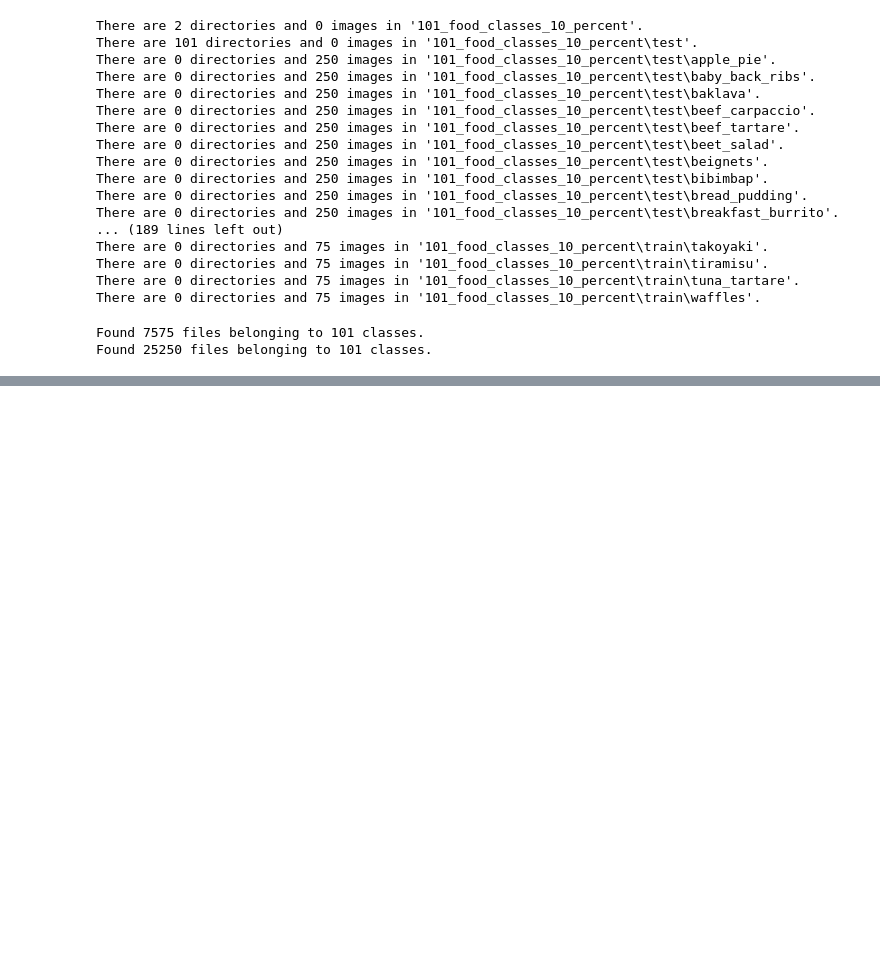
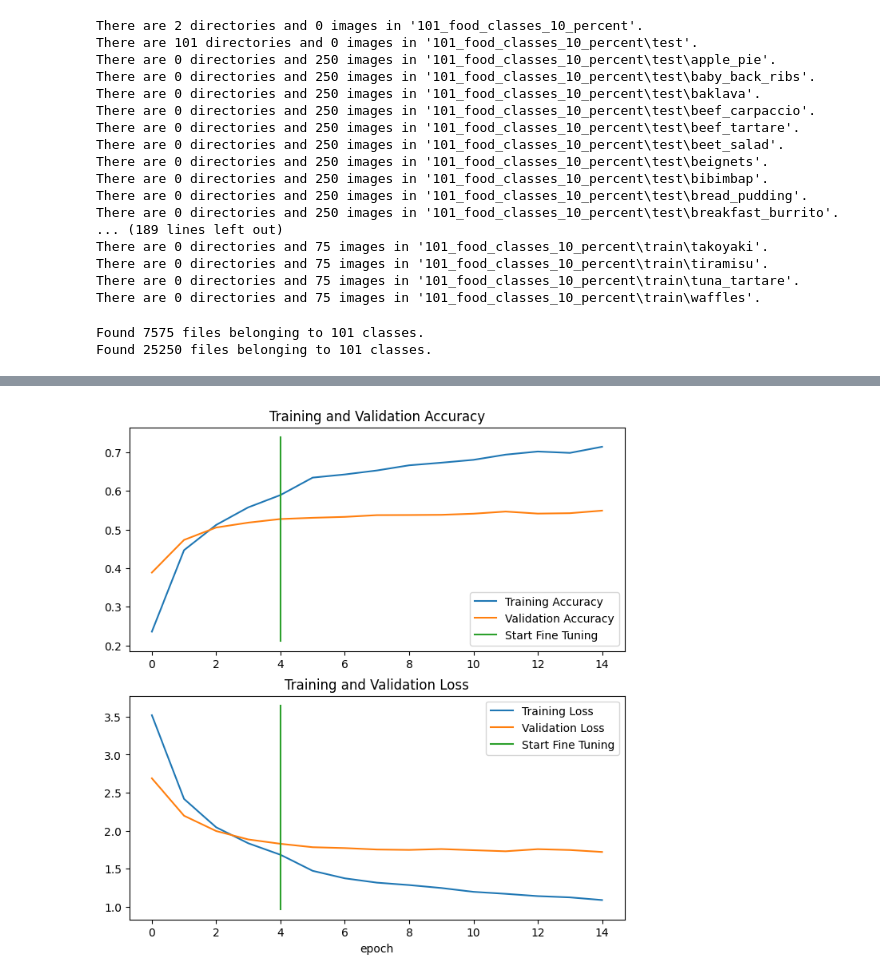
Before and after one commit to akshat-shethia/Deep_Learning, a Jupyter notebook: TensorFlow_For_Deep_Learning/My_06_transfer_learning_in_tensorflow_part_3_scaling_up.ipynb, the cells around one changed output, grey strips where cells are left out. Drawn from its saved outputs; the diff is of its cells as text; code cells hidden in the pictures; blank space fills up the shorter version.

```diff
--- a/TensorFlow_For_Deep_Learning/My_06_transfer_learning_in_tensorflow_part_3_scaling_up.ipynb
+++ b/TensorFlow_For_Deep_Learning/My_06_transfer_learning_in_tensorflow_part_3_scaling_up.ipynb
@@ -244,0 +265,5 @@ results_feature_extraction_model_model_V2
+# %%
+# Compile
+model_V2.compile(loss="categorical_crossentropy",
+              optimizer=tf.keras.optimizers.Adam(lr = 0.0001),
+              metrics=["accuracy"])
@@ -244,0 +302,9 @@ results_feature_extraction_model_model_V2
+# %%
+fine_tune_epochs = 10 # (initial = 5 + Now = 5 = 10)
+
+# Fit
+history_all_classes_10_percent_model_V2_fine_tuned = model_V2.fit(train_data_all_10_percent,
+                                                    epochs=fine_tune_epochs, # fit for 5 epochs to keep experiments quick
+                                                    validation_data=test_data_all_10_percent,
+                                                    validation_steps=int(0.15 * len(test_data_all_10_percent)), # evaluate on smaller portion of test data
+                                                    callbacks=[checkpoint_callback]) # save best model weights to file
@@ -244,0 +344,4 @@ results_feature_extraction_model_model_V2
+# %%
+compare_historys(history_all_classes_10_percent_model_V2, history_all_classes_10_percent_model_V2_fine_tuned)
+# %% [output]
+[figure, added]
```
Also changed, not shown: parts of 18 cells of this notebook, 2 other files.
